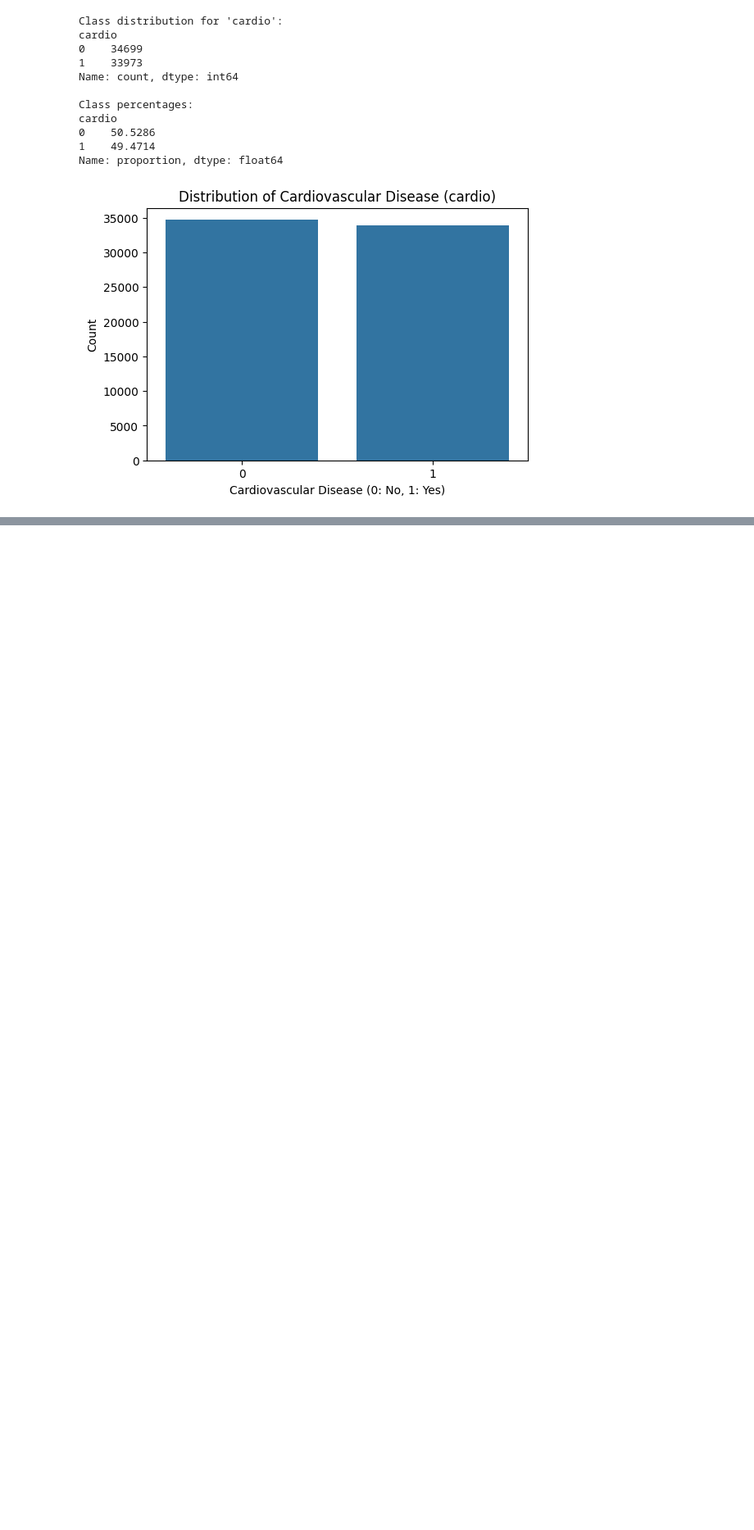
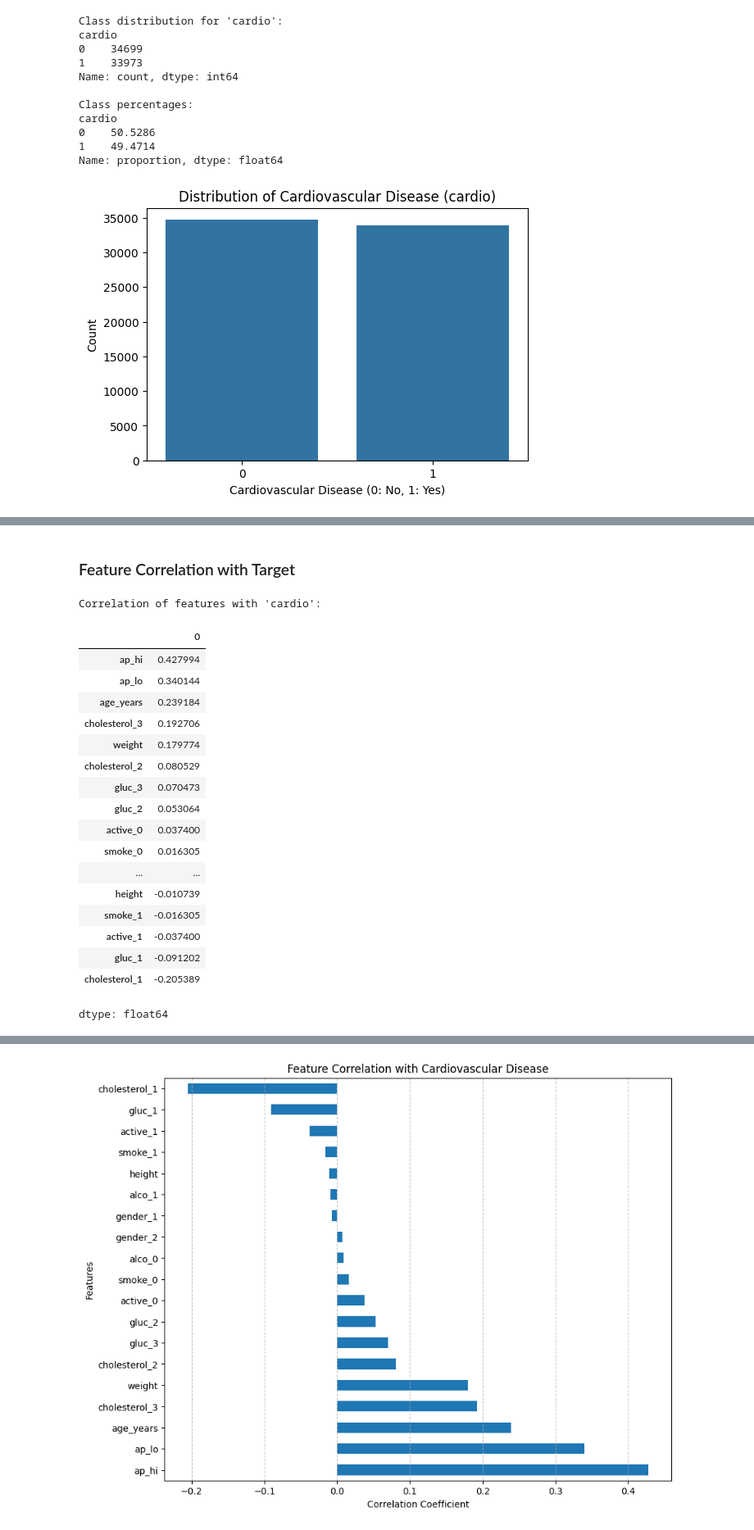
Before and after one commit to lsuvnt/heart-disease, a Jupyter notebook: cardio.ipynb, the cells around one changed output, grey strips where cells are left out. Shown at 82% size. Drawn from its saved outputs; the diff is of its cells as text; code cells hidden in the pictures; blank space fills up the shorter version.

```diff
--- a/cardio.ipynb
+++ b/cardio.ipynb
@@ -394,0 +432,37 @@ Name: proportion, dtype: float64
+# %% [markdown]
+### Feature Correlation with Target
+# %%
+# Calculate correlation of each feature with the target variable
+# We use X_processed_df which contains numerical and encoded categorical features
+correlations = X_processed_df.corrwith(y.reset_index(drop=True)).sort_values(ascending=False)
+
+print("Correlation of features with 'cardio':")
+display(correlations)
+
+plt.figure(figsize=(10, 8))
+correlations.plot(kind='barh')
+plt.title('Feature Correlation with Cardiovascular Disease')
+plt.xlabel('Correlation Coefficient')
+plt.ylabel('Features')
+plt.grid(axis='x', linestyle='--', alpha=0.7)
+plt.show()
+# %% [output]
+Correlation of features with 'cardio':
+|  | 0 |
+| ap_hi | 0.427994 |
+| ap_lo | 0.340144 |
+| age_years | 0.239184 |
+| cholesterol_3 | 0.192706 |
+| weight | 0.179774 |
+| cholesterol_2 | 0.080529 |
+| gluc_3 | 0.070473 |
+| gluc_2 | 0.053064 |
+| active_0 | 0.037400 |
+| smoke_0 | 0.016305 |
+| ... | ... |
+| height | -0.010739 |
+| smoke_1 | -0.016305 |
+| active_1 | -0.037400 |
+| gluc_1 | -0.091202 |
+| cholesterol_1 | -0.205389 |
+dtype: float64
@@ -394,0 +486 @@ Name: proportion, dtype: float64
+[figure, added]
```
Also changed, not shown: parts of 5 cells of this notebook.
